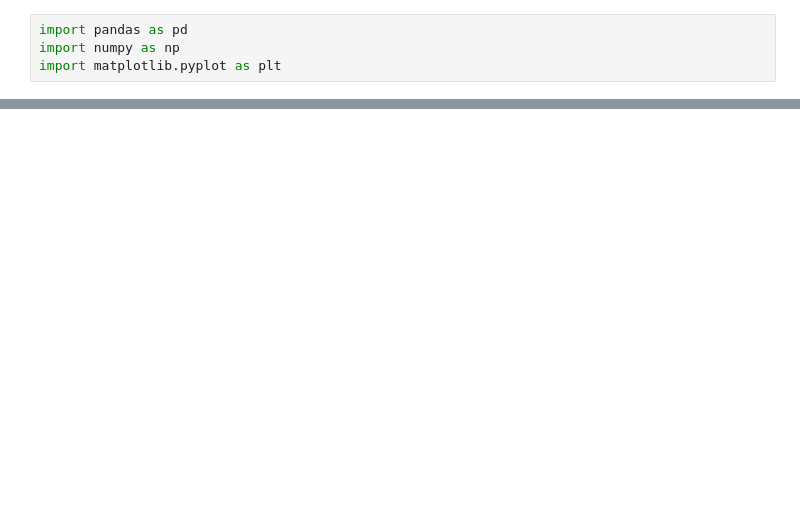
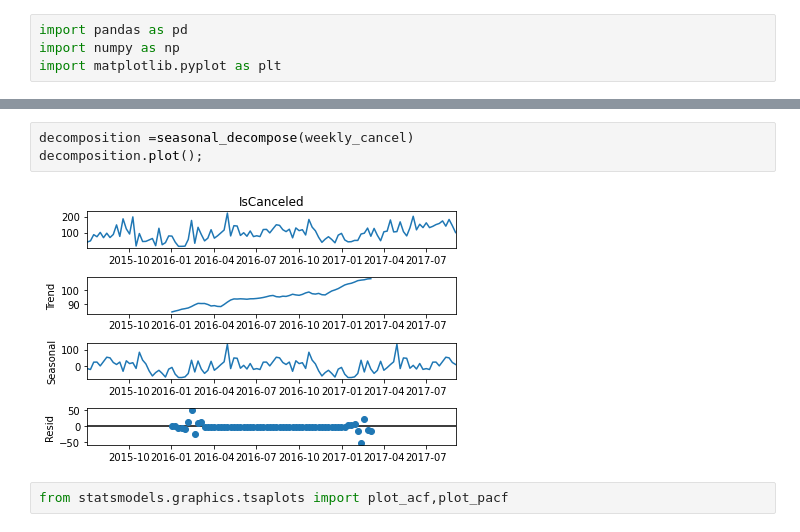
Before and after one commit to voitt95/Personal_Projects, a Jupyter notebook: hotel_cancelation/EDA.ipynb, the cells around one changed output, grey strips where cells are left out. Cells and saved outputs as stored; diff of their text form; blank space fills up the shorter version.

```diff
--- a/hotel_cancelation/EDA.ipynb
+++ b/hotel_cancelation/EDA.ipynb
@@ -40,0 +71,7 @@ hotel_df.groupby("Date(Year and Week Number)")["IsCanceled"].sum().to_frame()
+# %%
+decomposition =seasonal_decompose(weekly_cancel)
+decomposition.plot();
+# %% [output]
+[figure, added]
+# %%
+from statsmodels.graphics.tsaplots import plot_acf,plot_pacf
```
Also changed, not shown: parts of 16 cells of this notebook.
